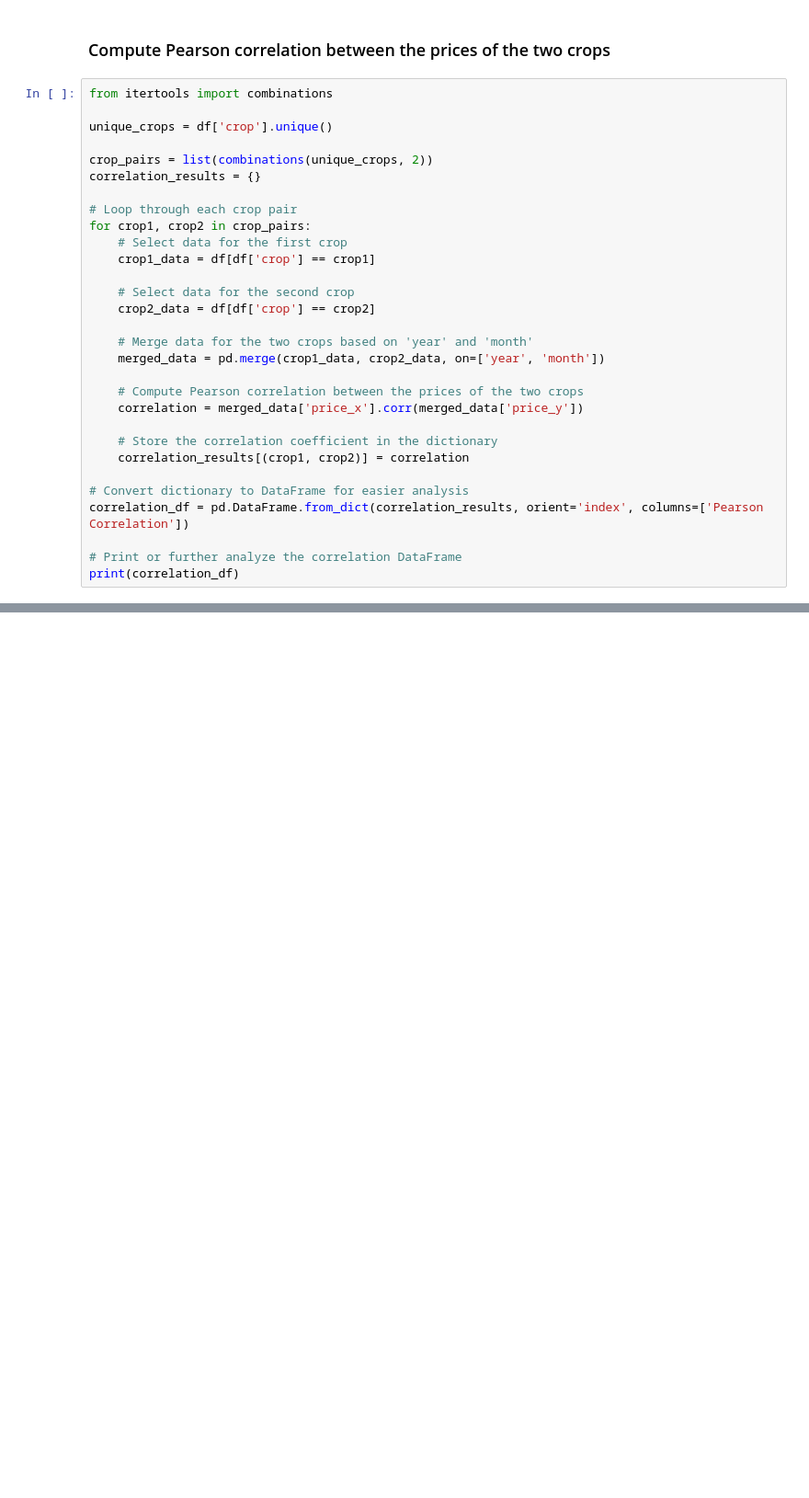
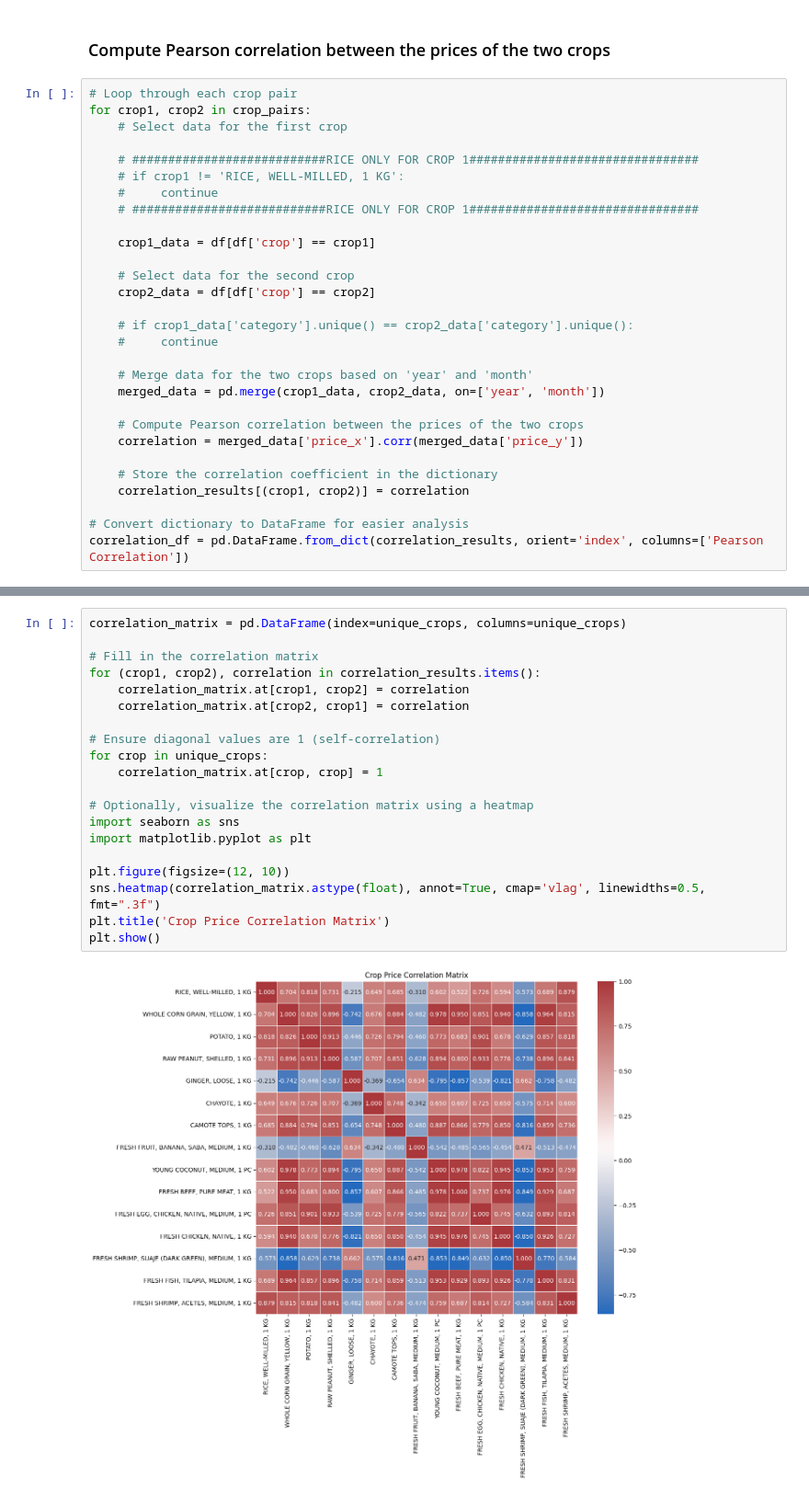
Before and after one commit to rue-22/cs132-group-two, a Jupyter notebook: EDA/EDAv1.ipynb, the cells around one changed output, grey strips where cells are left out. Shown at 92% size. Saved outputs shown, nothing was run; the diff lists cells and outputs as text; blank space fills up the shorter version.

```diff
--- a/EDA/EDAv1.ipynb
+++ b/EDA/EDAv1.ipynb
@@ -10,20 +55,22 @@ df = df.drop(columns=['index'])
 # %% [markdown]
 ### Compute Pearson correlation between the prices of the two crops
 # %%
-from itertools import combinations
-
-unique_crops = df['crop'].unique()
-
-crop_pairs = list(combinations(unique_crops, 2))
-correlation_results = {}
-
 # Loop through each crop pair
 for crop1, crop2 in crop_pairs:
     # Select data for the first crop
+
+    # ###########################RICE ONLY FOR CROP 1################################
+    # if crop1 != 'RICE, WELL-MILLED, 1 KG':
+    #     continue
+    # ###########################RICE ONLY FOR CROP 1################################
+
     crop1_data = df[df['crop'] == crop1]
 
     # Select data for the second crop
     crop2_data = df[df['crop'] == crop2]
+
+    # if crop1_data['category'].unique() == crop2_data['category'].unique():
+    #     continue
 
     # Merge data for the two crops based on 'year' and 'month'
     merged_data = pd.merge(crop1_data, crop2_data, on=['year', 'month'])
@@ -36,6 +83,3 @@ for crop1, crop2 in crop_pairs:
 
 # Convert dictionary to DataFrame for easier analysis
 correlation_df = pd.DataFrame.from_dict(correlation_results, orient='index', columns=['Pearson Correlation'])
-
-# Print or further analyze the correlation DataFrame
-print(correlation_df)
@@ -56,0 +88,22 @@ print(correlation_df)
+# %%
+correlation_matrix = pd.DataFrame(index=unique_crops, columns=unique_crops)
+
+# Fill in the correlation matrix
+for (crop1, crop2), correlation in correlation_results.items():
+    correlation_matrix.at[crop1, crop2] = correlation
+    correlation_matrix.at[crop2, crop1] = correlation
+
+# Ensure diagonal values are 1 (self-correlation)
+for crop in unique_crops:
+    correlation_matrix.at[crop, crop] = 1
+
+# Optionally, visualize the correlation matrix using a heatmap
+import seaborn as sns
+import matplotlib.pyplot as plt
+
+plt.figure(figsize=(12, 10))
+sns.heatmap(correlation_matrix.astype(float), annot=True, cmap='vlag', linewidths=0.5, fmt=".3f")
+plt.title('Crop Price Correlation Matrix')
+plt.show()
+# %% [output]
+[figure, added]
```
Also changed, not shown: parts of 12 cells of this notebook, 2 other files.
